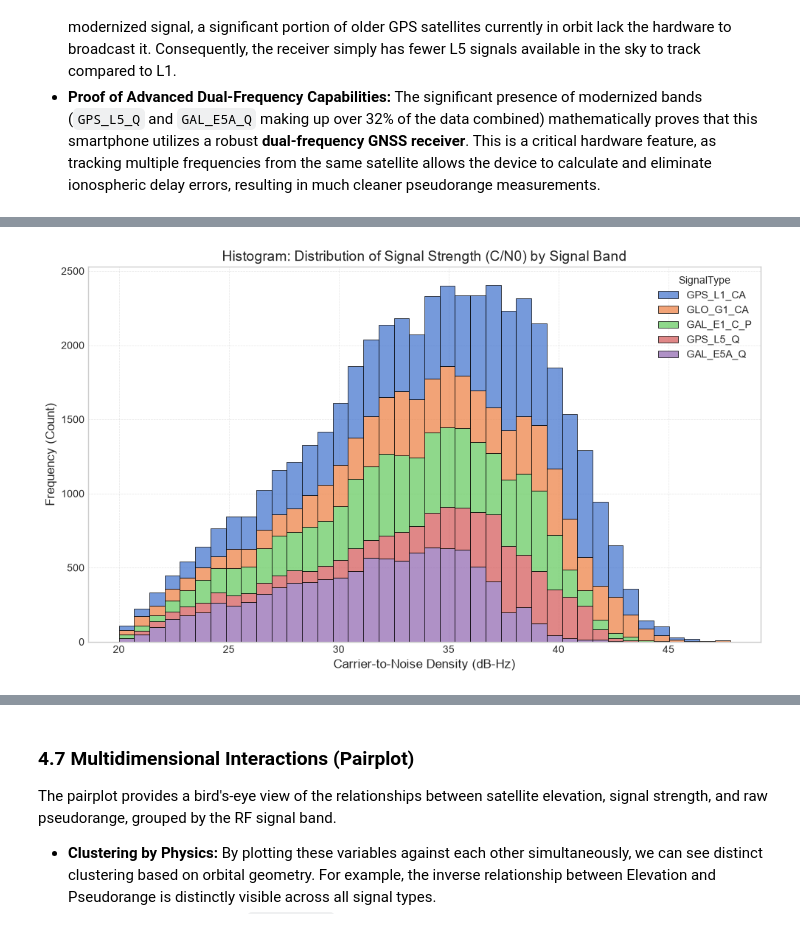
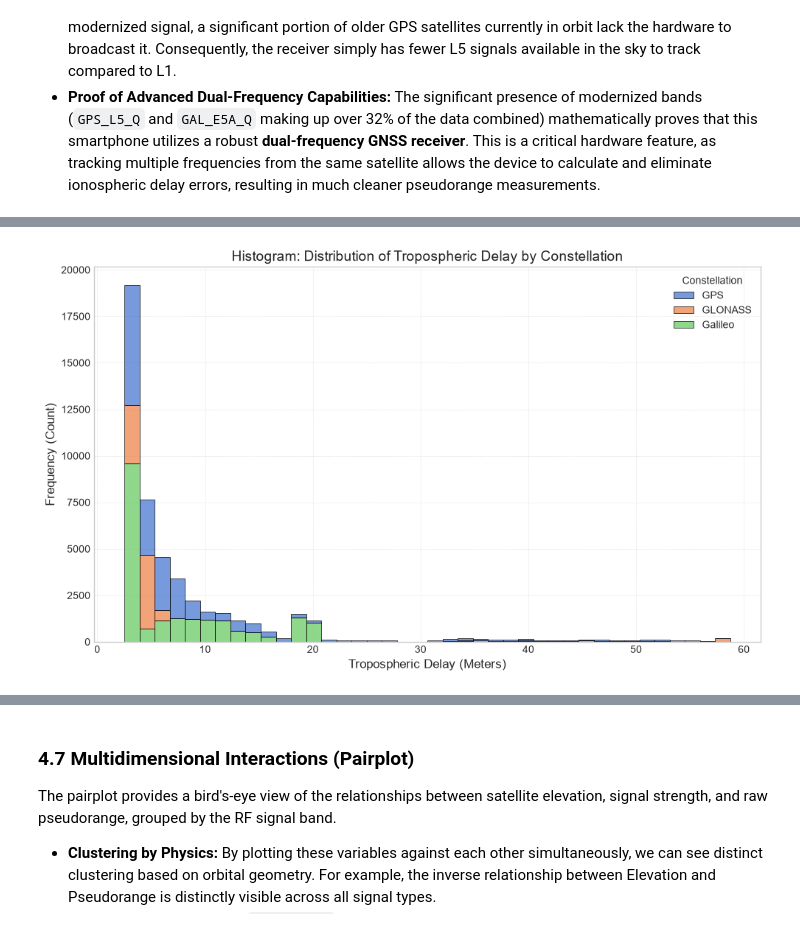
Before and after one commit to yahav0547-a11y/mission1, a Jupyter notebook: GNSS_EDA_Assignment_Refactored.ipynb, the cells around one changed output, grey strips where cells are left out. Cells and saved outputs as stored; diff of their text form; code cells hidden in the pictures.

```diff
--- a/GNSS_EDA_Assignment_Refactored.ipynb
+++ b/GNSS_EDA_Assignment_Refactored.ipynb
@@ -890,21 +908,33 @@ The stacked histogram above visualizes the distribution of Carrier-to-Noise Dens
 # %%
-# 1. Histogram: C/N0 Distribution Grouped by SignalType
+# 1. Map Constellation numbers to readable names
+constellation_map = {1: "GPS", 3: "GLONASS", 6: "Galileo"}
+
+df_plot = df.copy()
+df_plot["Constellation"] = df_plot["ConstellationType"].map(constellation_map)
+
+# 2. Histogram: Tropospheric Delay Distribution Grouped by Constellation Name
 plt.figure(figsize=(10, 6))
 sns.histplot(
-    data=df,
-    x="Cn0DbHz",
-    hue="SignalType",
+    data=df_plot,
+    x="TroposphericDelayMeters",
+    hue="Constellation",
     multiple="stack",
     bins=40,
     palette="muted",
     edgecolor="black",
-    linewidth=0.5
+    linewidth=0.5,
 )
-plt.title("Histogram: Distribution of Signal Strength (C/N0) by Signal Band", fontsize=14)
-plt.xlabel("Carrier-to-Noise Density (dB-Hz)", fontsize=12)
+
+# Add titles and labels
+plt.title(
+    "Histogram: Distribution of Tropospheric Delay by Constellation", fontsize=14
+)
+plt.xlabel("Tropospheric Delay (Meters)", fontsize=12)
 plt.ylabel("Frequency (Count)", fontsize=12)
 plt.grid(True, linestyle="--", alpha=0.5)
+
+# Display the plot
 plt.tight_layout()
 plt.show()
 # %% [output]
-[figure, old version]
+[figure, new version]
```
Also changed, not shown: parts of 10 cells of this notebook.
